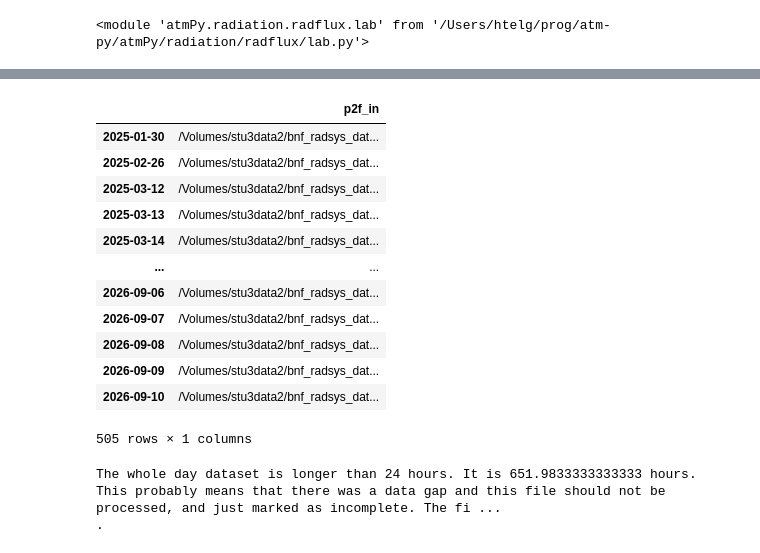
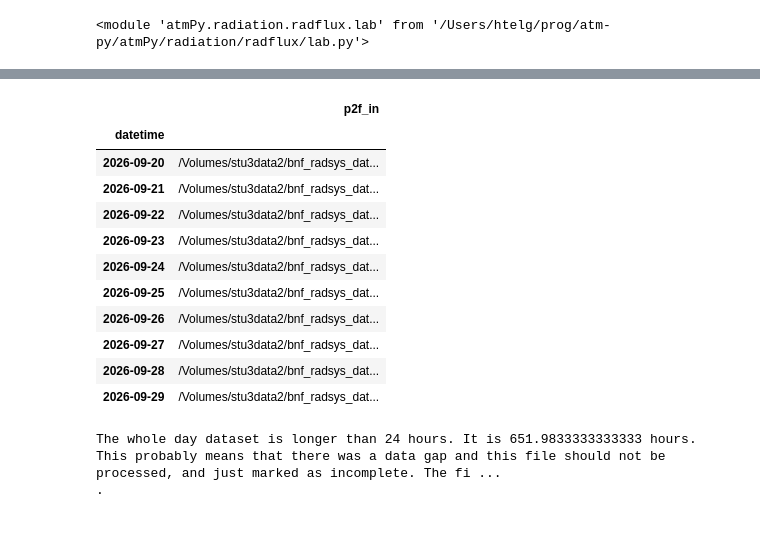
Before and after one commit to HagenTelg/armbnfmentorer, a Jupyter notebook: notebooks/radflux/vap_RADFLUX.ipynb, the cells around one changed output, grey strips where cells are left out. Saved outputs shown, nothing was run; the diff lists cells and outputs as text; code cells hidden in the pictures.

```diff
--- a/notebooks/radflux/vap_RADFLUX.ipynb
+++ b/notebooks/radflux/vap_RADFLUX.ipynb
@@ -26,11 +26,12 @@ reload(atmrl)
 <module 'atmPy.radiation.radflux.lab' from '/Users/htelg/prog/atm-py/atmPy/radiation/radflux/lab.py'>
 # %%
 vapi = bnfvap43.BnfRadsys43m60sS10C1Radflux(p2fld_in = path_in,
-                                            path2raflux_setting = '/Users/htelg/prog/armbnfmentorer/notebooks/raflux_settings.toml',
+                                            path2raflux_setting = '/Users/htelg/prog/armbnfmentorer/notebooks/radflux/raflux_settings.toml',
                                              # p2fld_out = path_out,
-                                             date_from_name = lambda name: pd.to_datetime(name.split('.')[2]),
+                                            file_name_format='*{date:%Y%m%d}*',
                                              # output_file_format = 'bnfradsys43m60sS10.c1.{date}.nc',
                                              radflux_parameters_db = 'bnfvap.db',
+                                            days = 10,
                                              # radflux_settings = 'default',
                                             verbose = False)
 self = vapi
@@ -43,17 +44,16 @@ start time: 2026-09-11 13:18:59.446851
 Warning: Database bnfvap.db table radflux_parameters is empty.
 |  | p2f_in |
-| 2025-01-30 | /Volumes/stu3data2/bnf_radsys_dat... |
-| 2025-02-26 | /Volumes/stu3data2/bnf_radsys_dat... |
-| 2025-03-12 | /Volumes/stu3data2/bnf_radsys_dat... |
-| 2025-03-13 | /Volumes/stu3data2/bnf_radsys_dat... |
-| 2025-03-14 | /Volumes/stu3data2/bnf_radsys_dat... |
-| ... | ... |
-| 2026-09-06 | /Volumes/stu3data2/bnf_radsys_dat... |
-| 2026-09-07 | /Volumes/stu3data2/bnf_radsys_dat... |
-| 2026-09-08 | /Volumes/stu3data2/bnf_radsys_dat... |
-| 2026-09-09 | /Volumes/stu3data2/bnf_radsys_dat... |
-| 2026-09-10 | /Volumes/stu3data2/bnf_radsys_dat... |
+| datetime |  |
+| 2026-09-20 | /Volumes/stu3data2/bnf_radsys_dat... |
+| 2026-09-21 | /Volumes/stu3data2/bnf_radsys_dat... |
+| 2026-09-22 | /Volumes/stu3data2/bnf_radsys_dat... |
+| 2026-09-23 | /Volumes/stu3data2/bnf_radsys_dat... |
+| 2026-09-24 | /Volumes/stu3data2/bnf_radsys_dat... |
+| 2026-09-25 | /Volumes/stu3data2/bnf_radsys_dat... |
+| 2026-09-26 | /Volumes/stu3data2/bnf_radsys_dat... |
+| 2026-09-27 | /Volumes/stu3data2/bnf_radsys_dat... |
+| 2026-09-28 | /Volumes/stu3data2/bnf_radsys_dat... |
+| 2026-09-29 | /Volumes/stu3data2/bnf_radsys_dat... |
-505 rows × 1 columns
 # %%
 self.process(raise_errors=True)
 # %% [output]
```
Also changed, not shown: parts of 1 cell of this notebook, 1 other file.
